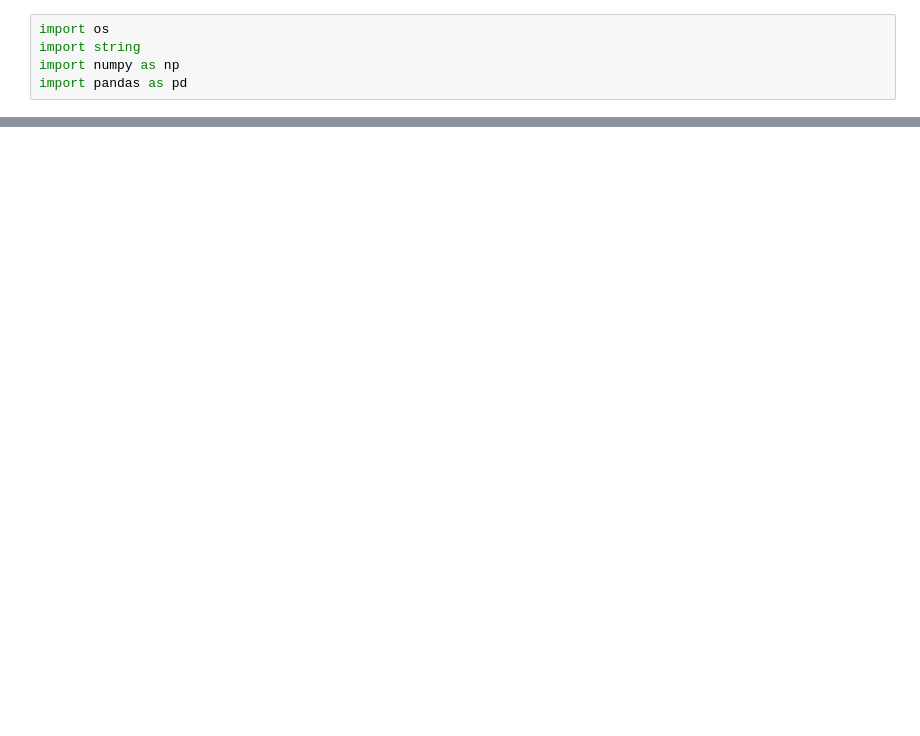
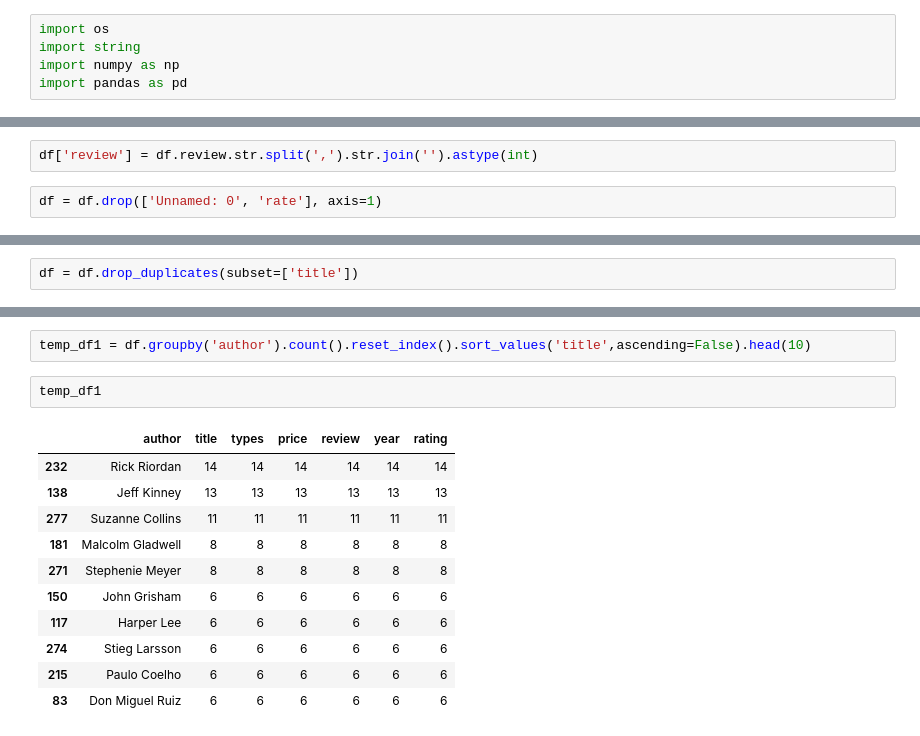
Before and after one commit to Michael-yousuf123/amazon-sales-analysis, a Jupyter notebook: notebook/amazon-notebook.ipynb, the cells around one changed output, grey strips where cells are left out. Cells and saved outputs as stored; diff of their text form; blank space fills up the shorter version.

```diff
--- a/notebook/amazon-notebook.ipynb
+++ b/notebook/amazon-notebook.ipynb
@@ -12,0 +48,4 @@ df = pd.read_csv
+# %%
+df['review'] = df.review.str.split(',').str.join('').astype(int)
+# %%
+df = df.drop(['Unnamed: 0', 'rate'], axis=1)
@@ -12,0 +96,2 @@ df = pd.read_csv
+# %%
+df = df.drop_duplicates(subset=['title'])
@@ -12,0 +149,16 @@ df = pd.read_csv
+# %%
+temp_df1 = df.groupby('author').count().reset_index().sort_values('title',ascending=False).head(10)
+# %%
+temp_df1
+# %% [output]
+|  | author | title | types | price | review | year | rating |
+| 232 | Rick Riordan | 14 | 14 | 14 | 14 | 14 | 14 |
+| 138 | Jeff Kinney | 13 | 13 | 13 | 13 | 13 | 13 |
+| 277 | Suzanne Collins | 11 | 11 | 11 | 11 | 11 | 11 |
+| 181 | Malcolm Gladwell | 8 | 8 | 8 | 8 | 8 | 8 |
+| 271 | Stephenie Meyer | 8 | 8 | 8 | 8 | 8 | 8 |
+| 150 | John Grisham | 6 | 6 | 6 | 6 | 6 | 6 |
+| 117 | Harper Lee | 6 | 6 | 6 | 6 | 6 | 6 |
+| 274 | Stieg Larsson | 6 | 6 | 6 | 6 | 6 | 6 |
+| 215 | Paulo Coelho | 6 | 6 | 6 | 6 | 6 | 6 |
+| 83 | Don Miguel Ruiz | 6 | 6 | 6 | 6 | 6 | 6 |
```
Also changed, not shown: parts of 24 cells of this notebook, 1 other file.
